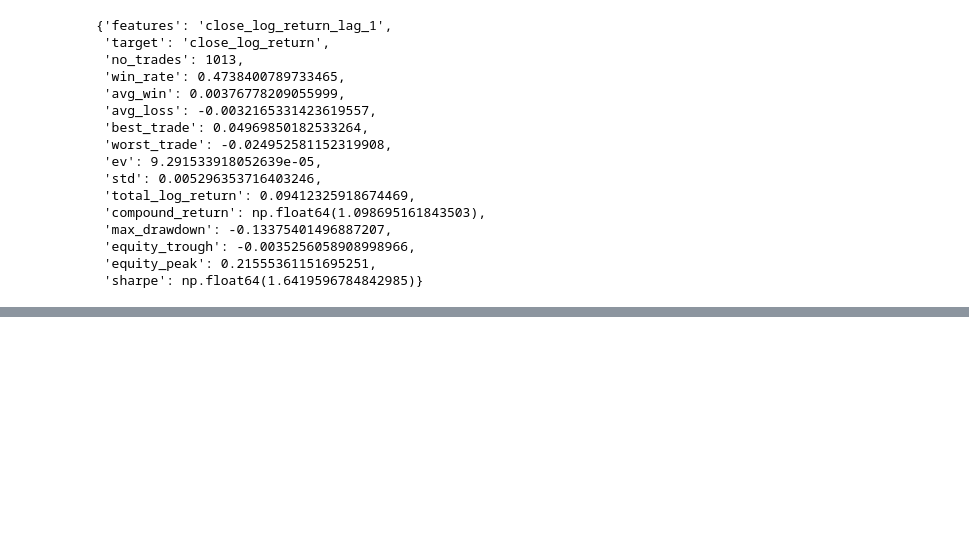
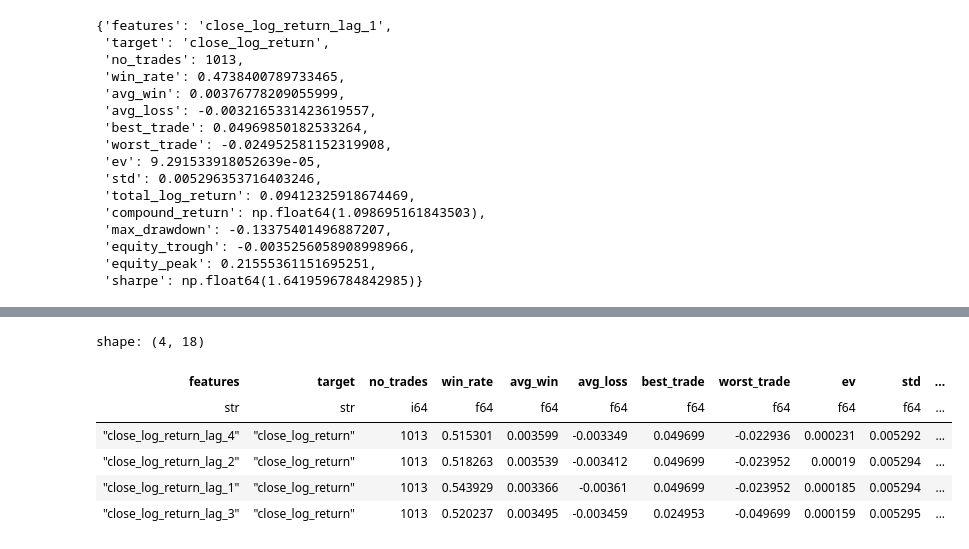
Before and after one commit to JadenGrossbaum/Research, a Jupyter notebook: video1.ipynb, the cells around one changed output, grey strips where cells are left out. Cells and saved outputs as stored; diff of their text form; code cells hidden in the pictures; blank space fills up the shorter version.

```diff
--- a/video1.ipynb
+++ b/video1.ipynb
@@ -556,3 +556,9 @@ research.eval_model_performance(y_test, y_hat, features, target, annualized_rate
  'equity_trough': -0.0035256058908998966,
  'equity_peak': 0.21555361151695251,
  'sharpe': np.float64(1.6419596784842985)}
+# %%
+target = 'close_log_return'
+features = ['close_log_return_lag_2']
+model = LinearModel(len(features))
+perf = research.benchmark_reg_model(ts, features, target, model, annualized_rate, no_epochs=50)
+perf
@@ -558,0 +584,21 @@ research.eval_model_performance(y_test, y_hat, features, target, annualized_rate
+# %%
+import itertools
+
+benchmarks = []
+feature_pool = [f'{target}_lag_{i}' for i in range(1, max_lags + 1)]
+combos = list(itertools.combinations(feature_pool, 1))
+
+for features in combos:
+    model = LinearModel(len(features))
+    benchmarks.append(research.benchmark_reg_model(ts, list(features), target, model, annualized_rate, no_epochs=200, loss=nn.L1Loss()))
+
+benchmark = pl.DataFrame(benchmarks)
+benchmark.sort('sharpe', descending=True)
+# %% [output]
+shape: (4, 18)
+| features | target | no_trades | win_rate | avg_win | avg_loss | best_trade | worst_trade | ev | std | ... |
+| str | str | i64 | f64 | f64 | f64 | f64 | f64 | f64 | f64 | ... |
+| "close_log_return_lag_4" | "close_log_return" | 1013 | 0.515301 | 0.003599 | -0.003349 | 0.049699 | -0.022936 | 0.000231 | 0.005292 | ... |
+| "close_log_return_lag_2" | "close_log_return" | 1013 | 0.518263 | 0.003539 | -0.003412 | 0.049699 | -0.023952 | 0.00019 | 0.005294 | ... |
+| "close_log_return_lag_1" | "close_log_return" | 1013 | 0.543929 | 0.003366 | -0.00361 | 0.049699 | -0.023952 | 0.000185 | 0.005294 | ... |
+| "close_log_return_lag_3" | "close_log_return" | 1013 | 0.520237 | 0.003495 | -0.003459 | 0.024953 | -0.049699 | 0.000159 | 0.005295 | ... |
```
Also changed, not shown: parts of 3 cells of this notebook.
